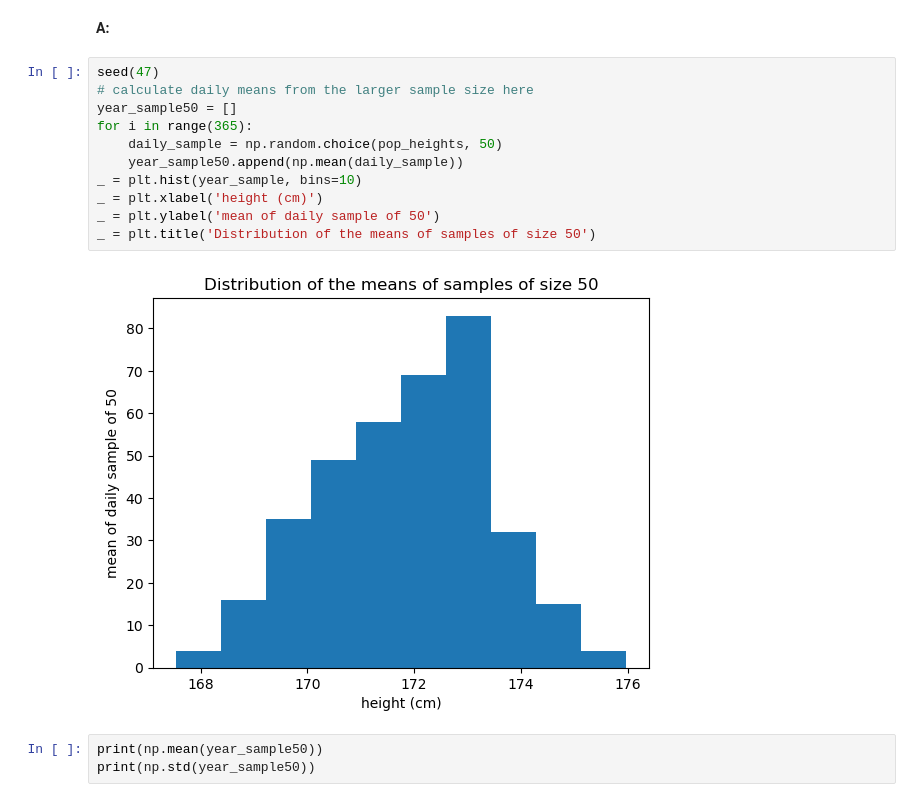
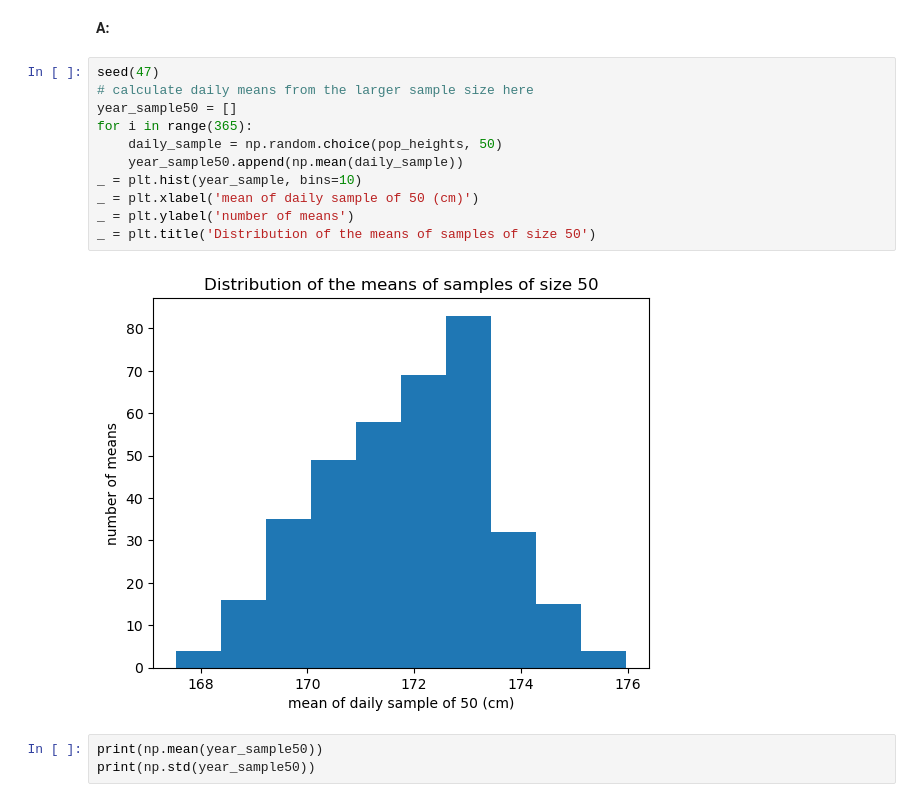
Before and after one commit to hao-udoin/Springboard-data-science, a Jupyter notebook: Frequentist Case Study/Frequentist Inference Case Study - Part A (3).ipynb, the cells around one changed output. Drawn from its saved outputs; the diff is of its cells as text.

```diff
--- a/Frequentist Case Study/Frequentist Inference Case Study - Part A (3).ipynb
+++ b/Frequentist Case Study/Frequentist Inference Case Study - Part A (3).ipynb
@@ -238,16 +238,16 @@ __A:__
 # %%
 seed(47)
 # calculate daily means from the larger sample size here
 year_sample50 = []
 for i in range(365):
     daily_sample = np.random.choice(pop_heights, 50)
     year_sample50.append(np.mean(daily_sample))
 _ = plt.hist(year_sample, bins=10)
-_ = plt.xlabel('height (cm)')
-_ = plt.ylabel('mean of daily sample of 50')
+_ = plt.xlabel('mean of daily sample of 50 (cm)')
+_ = plt.ylabel('number of means')
 _ = plt.title('Distribution of the means of samples of size 50')
 # %% [output]
-[figure, old version]
+[figure, new version]
 # %%
 print(np.mean(year_sample50))
 print(np.std(year_sample50))
```
Also changed, not shown: parts of 6 cells of this notebook.
